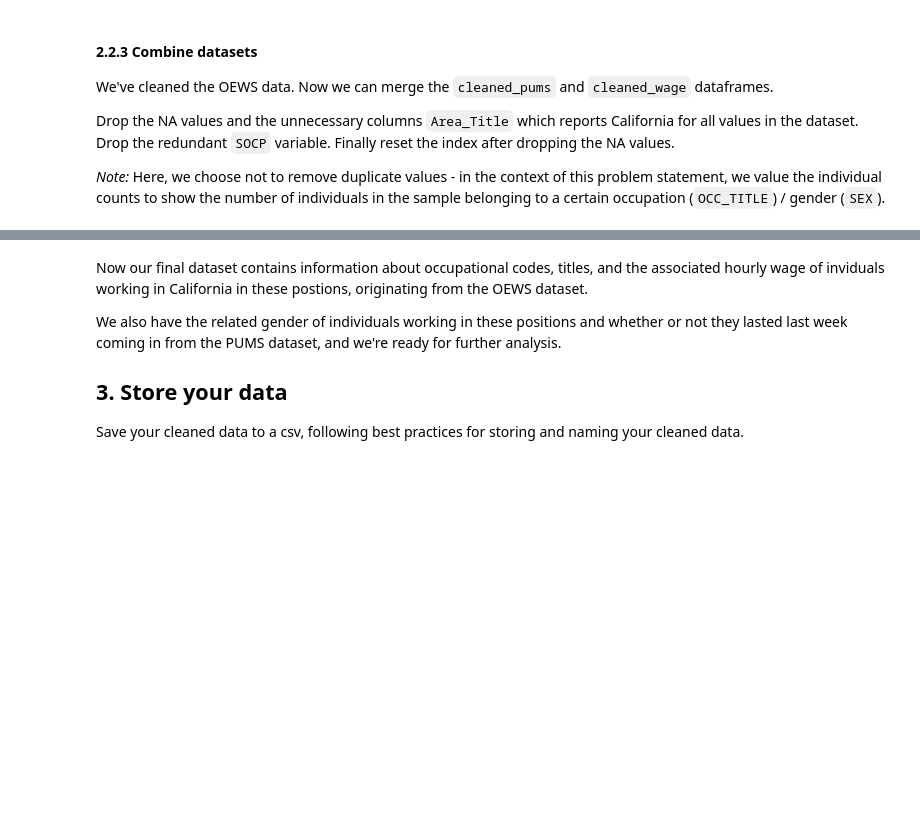
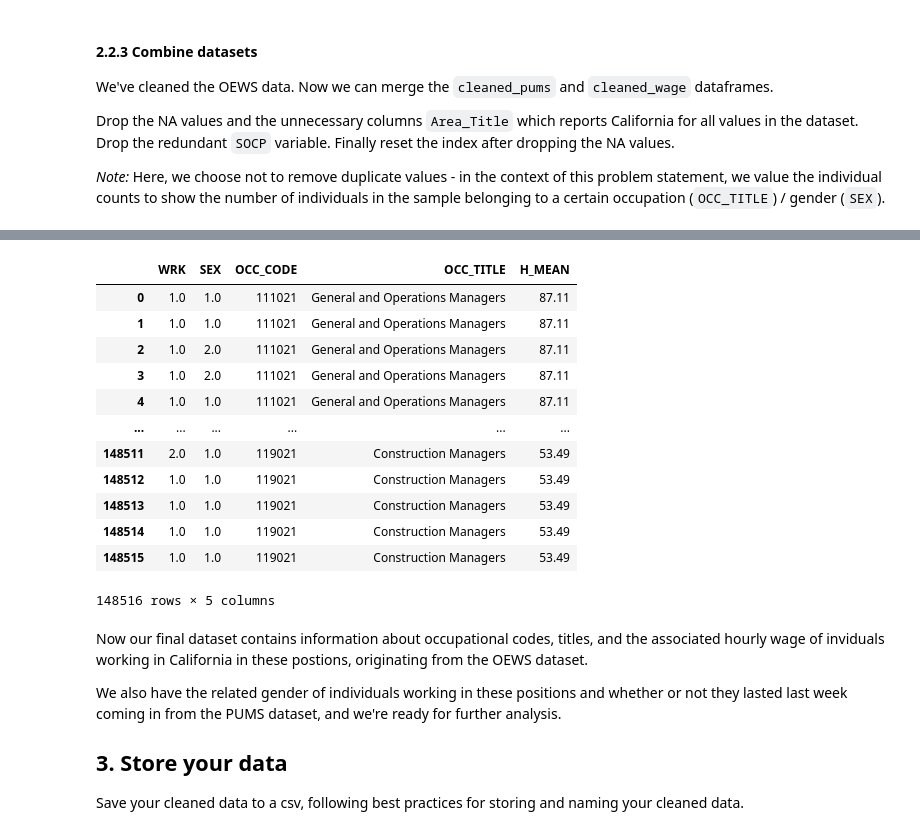
Before and after one commit to masiod/cleaning-data, a Jupyter notebook: Exercise - Cleaning Data Programmatically - Starter.ipynb, the cells around one changed output, grey strips where cells are left out. Cells and saved outputs as stored; diff of their text form; code cells hidden in the pictures; blank space fills up the shorter version.

```diff
--- a/Exercise - Cleaning Data Programmatically - Starter.ipynb
+++ b/Exercise - Cleaning Data Programmatically - Starter.ipynb
@@ -170,7 +239,7 @@ There is an apparant lack of consistency between the OEWS and PUMS datasets with
 Create a new column within the PUMS dataframe called `OCC_CODE` that is a copy of the `SOCP` variable in the PUMS dataset. We'll be keeping the original `SOCP` column intact for potential cross-referencing.
 # %%
 #FILL IN
-cleaned_pums['OCC_CODE'] =...
+cleaned_pums['OCC_CODE'] =cleaned_pums['SOCP']
 # %% [markdown]
 #### 2.2.2 Clean the OCC_CODE in OEWS data
 
@@ -178,3 +247,5 @@ The `OCC_CODE` variable in the OEWS dataset has hyphens as part of the code, whe
 # %%
 #FILL IN - enforce consistency between OCC_Code values between dataframes
 #by replacing the hyphen in the OCC_Code variable
+cleaned_wage['OCC_CODE'] = cleaned_wage['OCC_CODE'].replace('-', '', regex=True)
+cleaned_wage.head()
@@ -194,9 +279,7 @@ merged_df.head()
 # %%
 #FILL IN
 #Drop NA
-
+merged_df = merged_df.dropna()
 #Drop the unnecessary columns `AREA_TITLE`, `SOCP`
 
-#Reset the index with drop=True setting
-
 merged_df.head()
@@ -202,0 +293,4 @@ merged_df.head()
+# %%
+merged_df = merged_df.drop(columns=['AREA_TITLE','SOCP'])
+#Reset the index with drop=True setting
+merged_df.head()
@@ -203,3 +304,22 @@ merged_df.head()
+# %%
+
+#Reset the index with drop=True setting
+merged_df = merged_df.reset_index(drop=True)
+merged_df
+# %% [output]
+|  | WRK | SEX | OCC_CODE | OCC_TITLE | H_MEAN |
+| 0 | 1.0 | 1.0 | 111021 | General and Operations Managers | 87.11 |
+| 1 | 1.0 | 1.0 | 111021 | General and Operations Managers | 87.11 |
+| 2 | 1.0 | 2.0 | 111021 | General and Operations Managers | 87.11 |
+| 3 | 1.0 | 2.0 | 111021 | General and Operations Managers | 87.11 |
+| 4 | 1.0 | 1.0 | 111021 | General and Operations Managers | 87.11 |
+| ... | ... | ... | ... | ... | ... |
+| 148511 | 2.0 | 1.0 | 119021 | Construction Managers | 53.49 |
+| 148512 | 1.0 | 1.0 | 119021 | Construction Managers | 53.49 |
+| 148513 | 1.0 | 1.0 | 119021 | Construction Managers | 53.49 |
+| 148514 | 1.0 | 1.0 | 119021 | Construction Managers | 53.49 |
+| 148515 | 1.0 | 1.0 | 119021 | Construction Managers | 53.49 |
+148516 rows × 5 columns
 # %% [markdown]
 Now our final dataset contains information about occupational codes, titles, and the associated hourly wage of inviduals working in California in these postions, originating from the OEWS dataset.
 
```
Also changed, not shown: parts of 14 cells of this notebook, 2 other files.
